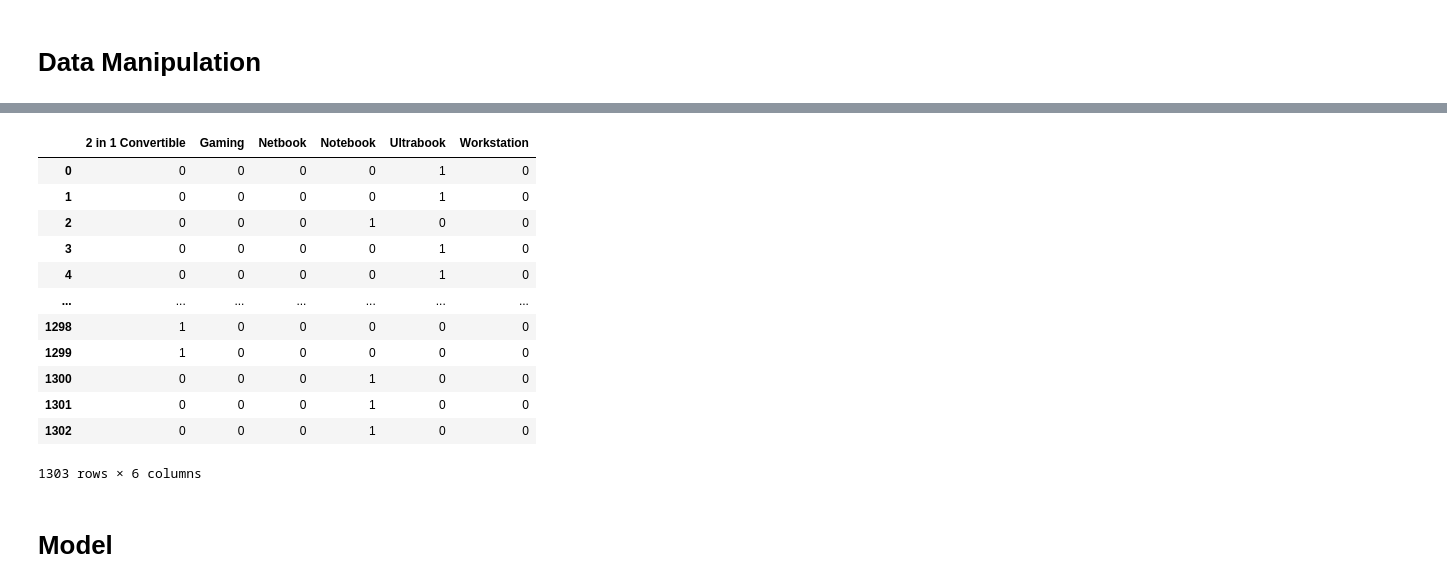
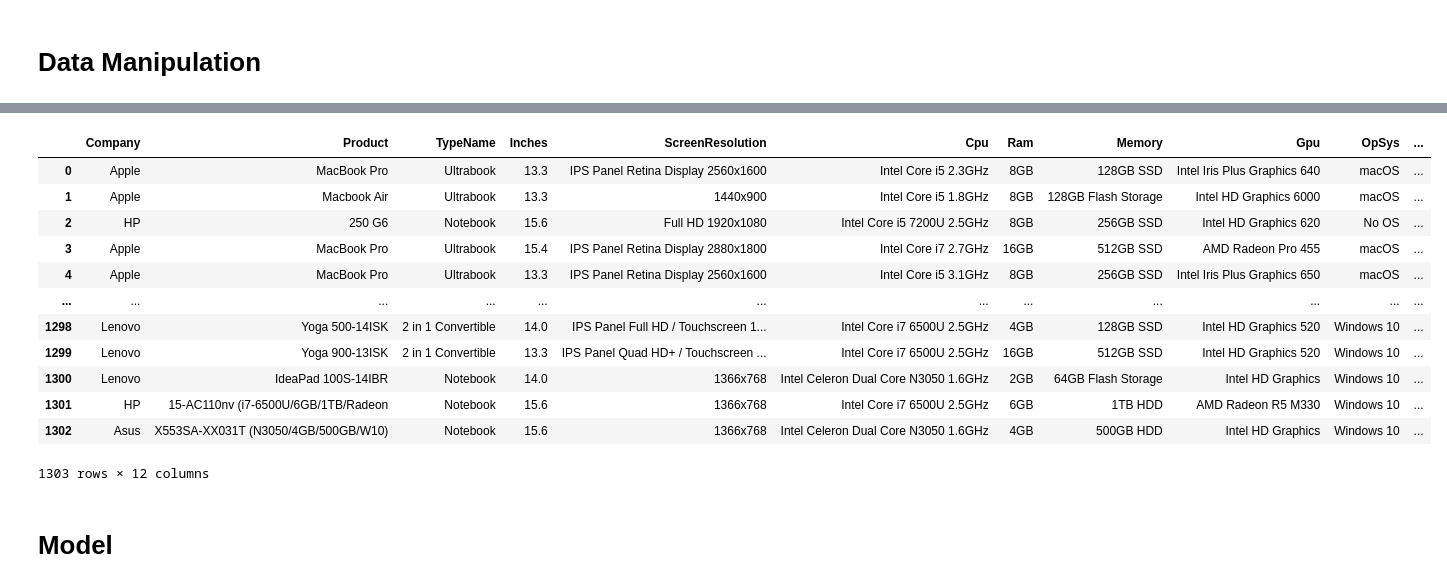
Before and after one commit to DanielKorenDataScience/RegressionProject, a Jupyter notebook: Regression Project.ipynb, the cells around one changed output, grey strips where cells are left out. Drawn from its saved outputs; the diff is of its cells as text; code cells hidden in the pictures.

```diff
--- a/Regression Project.ipynb
+++ b/Regression Project.ipynb
@@ -216,2 +215,0 @@ df.head()
-# %%
-df = pd.get_dummies(df['Company'], prefix='Co_')
@@ -234,16 +215,0 @@ pd.get_dummies(df.Product)
-# %%
-pd.get_dummies(df.TypeName)
-# %% [output]
-|  | 2 in 1 Convertible | Gaming | Netbook | Notebook | Ultrabook | Workstation |
-| 0 | 0 | 0 | 0 | 0 | 1 | 0 |
-| 1 | 0 | 0 | 0 | 0 | 1 | 0 |
-| 2 | 0 | 0 | 0 | 1 | 0 | 0 |
-| 3 | 0 | 0 | 0 | 0 | 1 | 0 |
-| 4 | 0 | 0 | 0 | 0 | 1 | 0 |
-| ... | ... | ... | ... | ... | ... | ... |
-| 1298 | 1 | 0 | 0 | 0 | 0 | 0 |
-| 1299 | 1 | 0 | 0 | 0 | 0 | 0 |
-| 1300 | 0 | 0 | 0 | 1 | 0 | 0 |
-| 1301 | 0 | 0 | 0 | 1 | 0 | 0 |
-| 1302 | 0 | 0 | 0 | 1 | 0 | 0 |
-1303 rows × 6 columns
@@ -250,3 +221,21 @@ pd.get_dummies(df.TypeName)
+# %%
+df.Inches = df.Inches.round()
+# %%
+df.drop('laptop_ID', axis=1)
+# %% [output]
+|  | Company | Product | TypeName | Inches | ScreenResolution | Cpu | Ram | Memory | Gpu | OpSys | ... |
+| 0 | Apple | MacBook Pro | Ultrabook | 13.3 | IPS Panel Retina Display 2560x1600 | Intel Core i5 2.3GHz | 8GB | 128GB SSD | Intel Iris Plus Graphics 640 | macOS | ... |
+| 1 | Apple | Macbook Air | Ultrabook | 13.3 | 1440x900 | Intel Core i5 1.8GHz | 8GB | 128GB Flash Storage | Intel HD Graphics 6000 | macOS | ... |
+| 2 | HP | 250 G6 | Notebook | 15.6 | Full HD 1920x1080 | Intel Core i5 7200U 2.5GHz | 8GB | 256GB SSD | Intel HD Graphics 620 | No OS | ... |
+| 3 | Apple | MacBook Pro | Ultrabook | 15.4 | IPS Panel Retina Display 2880x1800 | Intel Core i7 2.7GHz | 16GB | 512GB SSD | AMD Radeon Pro 455 | macOS | ... |
+| 4 | Apple | MacBook Pro | Ultrabook | 13.3 | IPS Panel Retina Display 2560x1600 | Intel Core i5 3.1GHz | 8GB | 256GB SSD | Intel Iris Plus Graphics 650 | macOS | ... |
+| ... | ... | ... | ... | ... | ... | ... | ... | ... | ... | ... | ... |
+| 1298 | Lenovo | Yoga 500-14ISK | 2 in 1 Convertible | 14.0 | IPS Panel Full HD / Touchscreen 1... | Intel Core i7 6500U 2.5GHz | 4GB | 128GB SSD | Intel HD Graphics 520 | Windows 10 | ... |
+| 1299 | Lenovo | Yoga 900-13ISK | 2 in 1 Convertible | 13.3 | IPS Panel Quad HD+ / Touchscreen ... | Intel Core i7 6500U 2.5GHz | 16GB | 512GB SSD | Intel HD Graphics 520 | Windows 10 | ... |
+| 1300 | Lenovo | IdeaPad 100S-14IBR | Notebook | 14.0 | 1366x768 | Intel Celeron Dual Core N3050 1.6GHz | 2GB | 64GB Flash Storage | Intel HD Graphics | Windows 10 | ... |
+| 1301 | HP | 15-AC110nv (i7-6500U/6GB/1TB/Radeon | Notebook | 15.6 | 1366x768 | Intel Core i7 6500U 2.5GHz | 6GB | 1TB HDD | AMD Radeon R5 M330 | Windows 10 | ... |
+| 1302 | Asus | X553SA-XX031T (N3050/4GB/500GB/W10) | Notebook | 15.6 | 1366x768 | Intel Celeron Dual Core N3050 1.6GHz | 4GB | 500GB HDD | Intel HD Graphics | Windows 10 | ... |
+1303 rows × 12 columns
 # %% [markdown]
 # **Model**
 # %%
```
Also changed, not shown: parts of 6 cells of this notebook.
